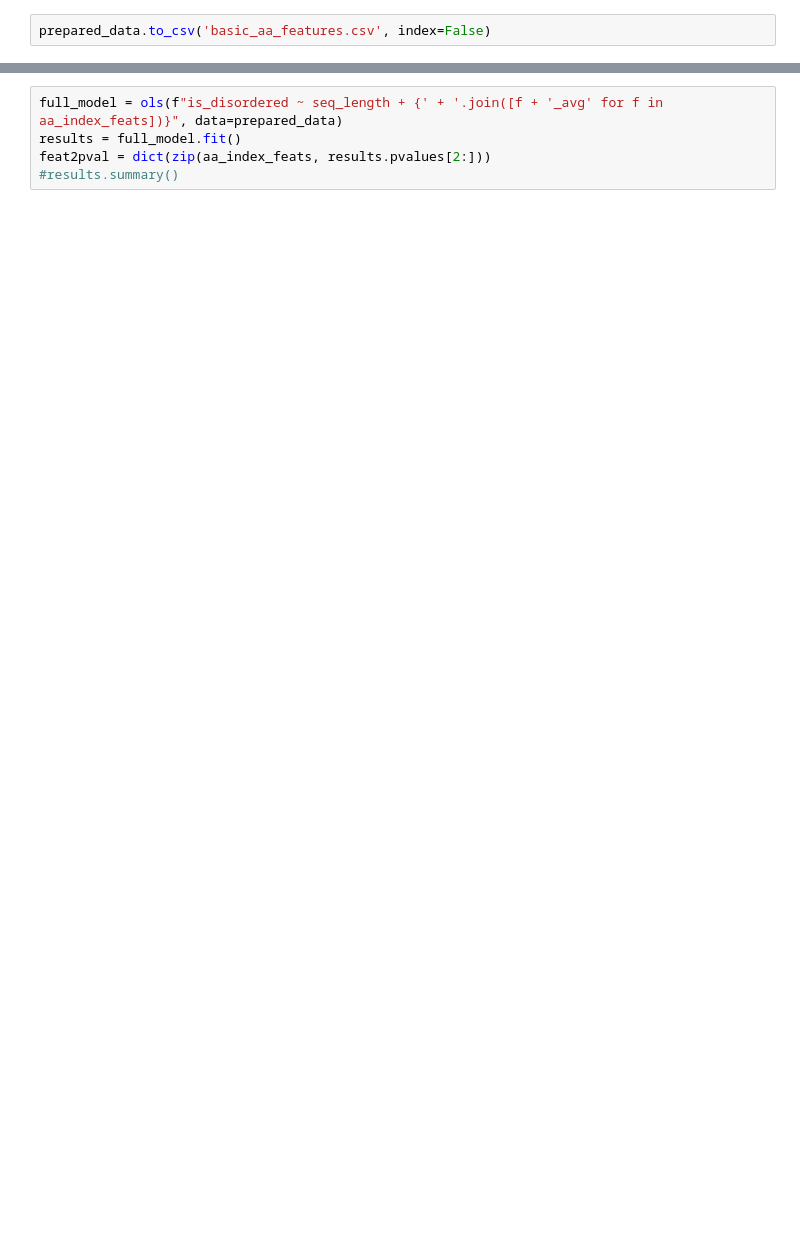
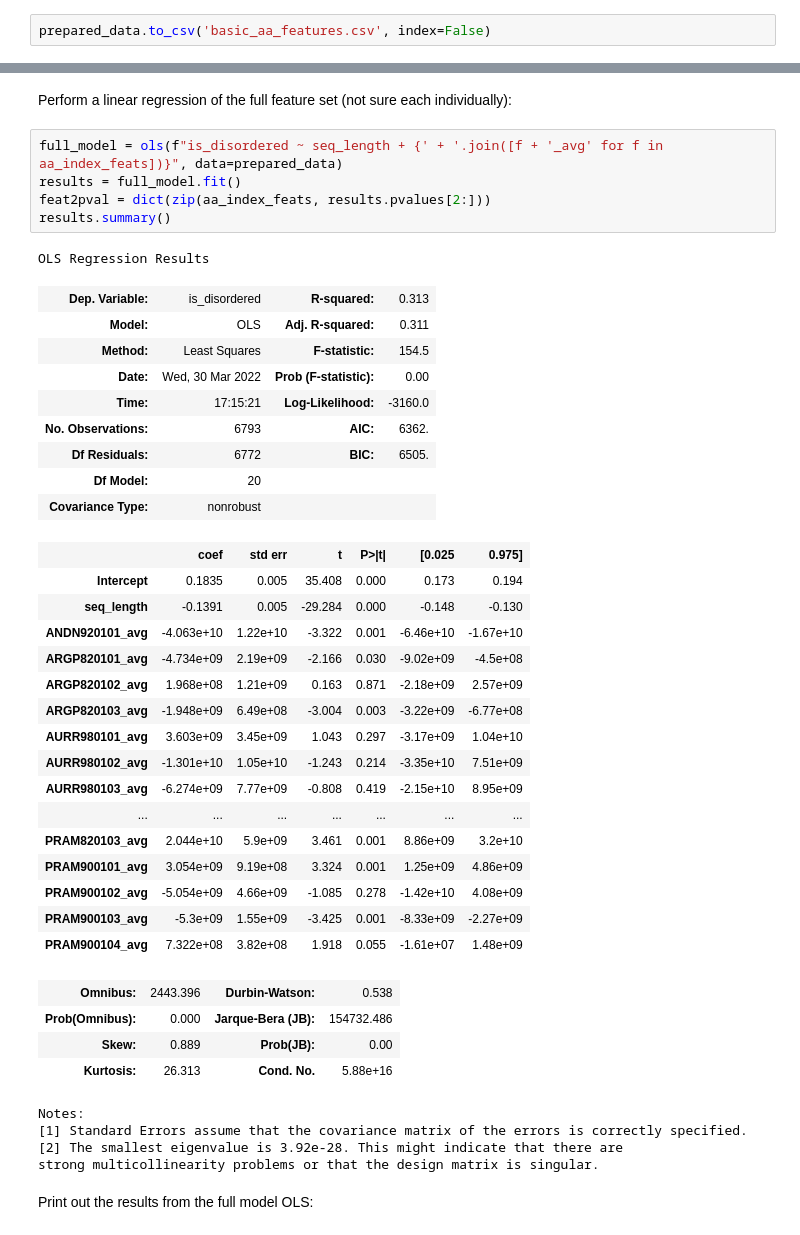
Before and after one commit to austinv11/IDP-Predictor, a Jupyter notebook: aaindex_feature_importance.ipynb, the cells around one changed output, grey strips where cells are left out. Drawn from its saved outputs; the diff is of its cells as text; blank space fills up the shorter version.

```diff
--- a/aaindex_feature_importance.ipynb
+++ b/aaindex_feature_importance.ipynb
@@ -153,9 +175,48 @@ all_results
 566 rows × 6 columns
+# %% [markdown]
+Perform a linear regression of the full feature set (not sure each individually):
 # %%
 full_model = ols(f"is_disordered ~ seq_length + {' + '.join([f + '_avg' for f in aa_index_feats])}", data=prepared_data)
 results = full_model.fit()
 feat2pval = dict(zip(aa_index_feats, results.pvalues[2:]))
-#results.summary()
+results.summary()
+# %% [output]
+OLS Regression Results
+| Dep. Variable: | is_disordered | R-squared: | 0.313 |
+| Model: | OLS | Adj. R-squared: | 0.311 |
+| Method: | Least Squares | F-statistic: | 154.5 |
+| Date: | Wed, 30 Mar 2022 | Prob (F-statistic): | 0.00 |
+| Time: | 17:15:21 | Log-Likelihood: | -3160.0 |
+| No. Observations: | 6793 | AIC: | 6362. |
+| Df Residuals: | 6772 | BIC: | 6505. |
+| Df Model: | 20 |  |  |
+| Covariance Type: | nonrobust |  |  |
+|  | coef | std err | t | P>|t| | [0.025 | 0.975] |
+| Intercept | 0.1835 | 0.005 | 35.408 | 0.000 | 0.173 | 0.194 |
+| seq_length | -0.1391 | 0.005 | -29.284 | 0.000 | -0.148 | -0.130 |
+| ANDN920101_avg | -4.063e+10 | 1.22e+10 | -3.322 | 0.001 | -6.46e+10 | -1.67e+10 |
+| ARGP820101_avg | -4.734e+09 | 2.19e+09 | -2.166 | 0.030 | -9.02e+09 | -4.5e+08 |
+| ARGP820102_avg | 1.968e+08 | 1.21e+09 | 0.163 | 0.871 | -2.18e+09 | 2.57e+09 |
+| ARGP820103_avg | -1.948e+09 | 6.49e+08 | -3.004 | 0.003 | -3.22e+09 | -6.77e+08 |
+| AURR980101_avg | 3.603e+09 | 3.45e+09 | 1.043 | 0.297 | -3.17e+09 | 1.04e+10 |
+| AURR980102_avg | -1.301e+10 | 1.05e+10 | -1.243 | 0.214 | -3.35e+10 | 7.51e+09 |
+| AURR980103_avg | -6.274e+09 | 7.77e+09 | -0.808 | 0.419 | -2.15e+10 | 8.95e+09 |
+| ... | ... | ... | ... | ... | ... | ... |
+| PRAM820103_avg | 2.044e+10 | 5.9e+09 | 3.461 | 0.001 | 8.86e+09 | 3.2e+10 |
+| PRAM900101_avg | 3.054e+09 | 9.19e+08 | 3.324 | 0.001 | 1.25e+09 | 4.86e+09 |
+| PRAM900102_avg | -5.054e+09 | 4.66e+09 | -1.085 | 0.278 | -1.42e+10 | 4.08e+09 |
+| PRAM900103_avg | -5.3e+09 | 1.55e+09 | -3.425 | 0.001 | -8.33e+09 | -2.27e+09 |
+| PRAM900104_avg | 7.322e+08 | 3.82e+08 | 1.918 | 0.055 | -1.61e+07 | 1.48e+09 |
+| Omnibus: | 2443.396 | Durbin-Watson: | 0.538 |
+| Prob(Omnibus): | 0.000 | Jarque-Bera (JB): | 154732.486 |
+| Skew: | 0.889 | Prob(JB): | 0.00 |
+| Kurtosis: | 26.313 | Cond. No. | 5.88e+16 |
+Notes:
+[1] Standard Errors assume that the covariance matrix of the errors is correctly specified.
+[2] The smallest eigenvalue is 3.92e-28. This might indicate that there are
+strong multicollinearity problems or that the design matrix is singular.
+# %% [markdown]
+Print out the results from the full model OLS:
 # %%
 for feat in sorted(feat2pval.keys(), key=lambda x: feat2pval[x]):
     print(f'{feat}: {feat2pval[feat]}')
```
Also changed, not shown: parts of 11 cells of this notebook.
